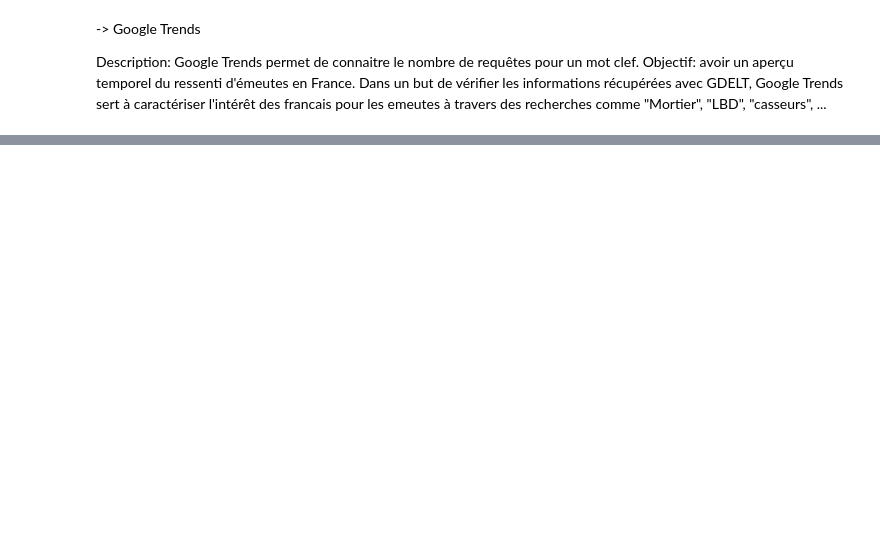
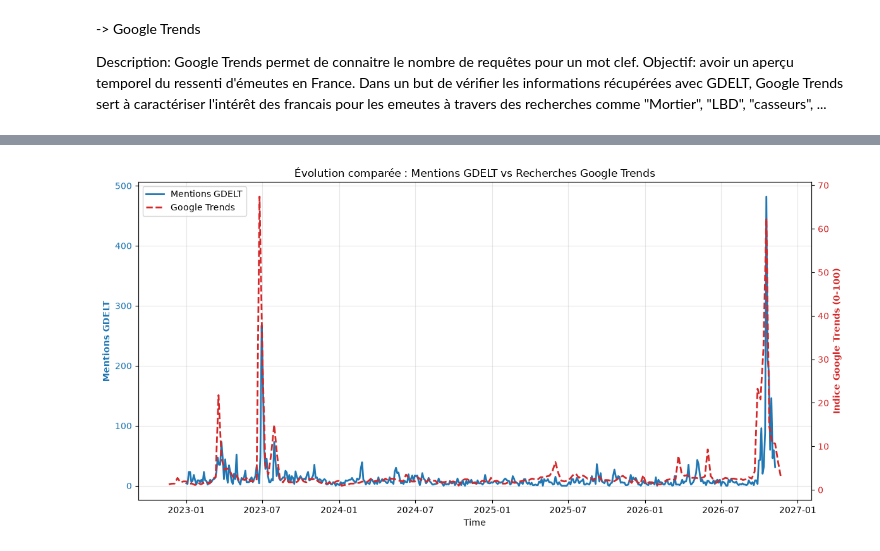
Before and after one commit to mathsomm/Des_chiffres_et_des_emeutes, a Jupyter notebook: Projet_main.ipynb, the cells around one changed output, grey strips where cells are left out. Saved outputs shown, nothing was run; the diff lists cells and outputs as text; code cells hidden in the pictures; blank space fills up the shorter version.

```diff
--- a/Projet_main.ipynb
+++ b/Projet_main.ipynb
@@ -136,2 +140,6 @@ Pour comparer à la table entière:
 # %%
-G_trend.comparer_GDELT_Gtrend(df_GDELT_large, "3D")
+# Comparer
+df_GDELT_large['Time'] = pd.to_datetime(df_GDELT_large['SQLDATE'].astype(str), format='%Y%m%d')
+comparer_GDELT_Gtrend(G_trend_large, df_GDELT_large, "3D")
+# %% [output]
+[figure, added]
```
Also changed, not shown: parts of 12 cells of this notebook, 3 other files.
